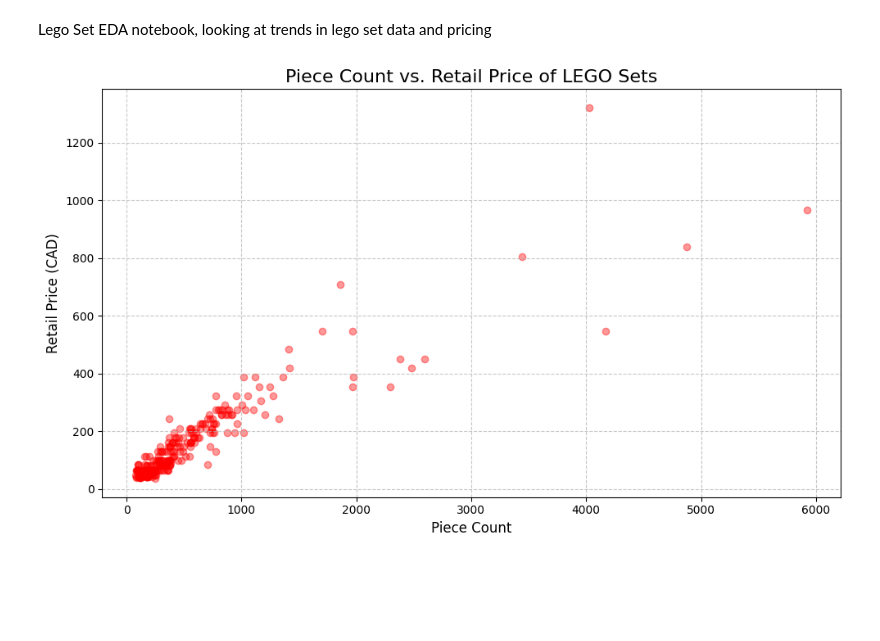
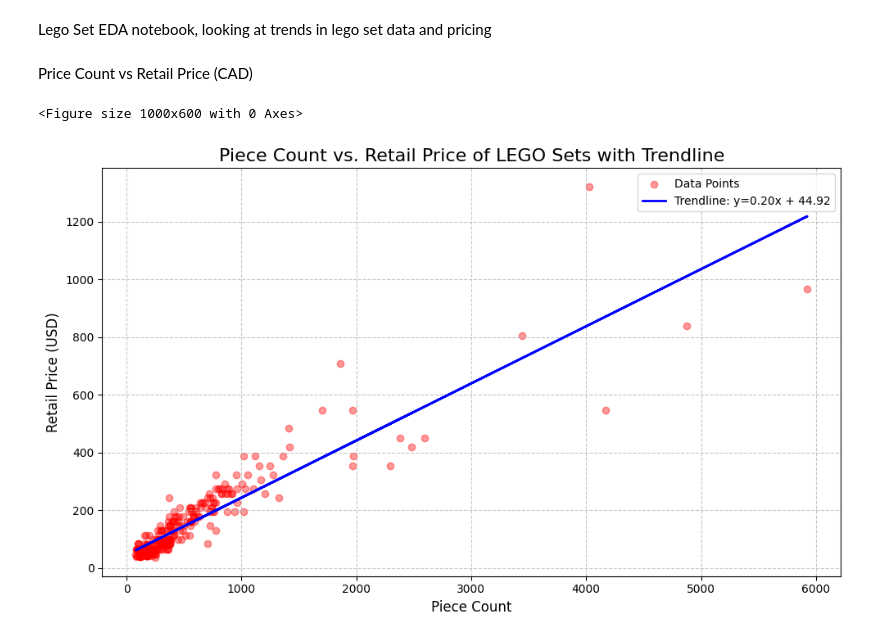
Before and after one commit to davidolejniczak/LegoPriceEDA, a Jupyter notebook: LegoStatsEDA.ipynb, the cells around one changed output. Drawn from its saved outputs; the diff is of its cells as text; code cells hidden in the pictures; blank space fills up the shorter version.

Commit message:
Added trendline

```diff
--- a/LegoStatsEDA.ipynb
+++ b/LegoStatsEDA.ipynb
@@ -6,15 +8,29 @@ import pandas as pd
 
 df = pd.read_csv('data/LegoStatsHistorical.csv')
+# %% [markdown]
+Price Count vs Retail Price (CAD)
 # %%
 plt.figure(figsize=(10, 6))
-plt.scatter(df['num_parts'], df['retail_price'], alpha=0.4, color='red')
 
-plt.title('Piece Count vs. Retail Price of LEGO Sets', fontsize=16)
+x = df['num_parts']
+y = df['retail_price']
+
+coefficients = np.polyfit(x, y, deg=1)  # Linear trendline
+trendline = np.poly1d(coefficients)
+
+plt.figure(figsize=(10, 6))
+plt.scatter(x, y, alpha=0.4, label='Data Points', color='red')
+
+plt.plot(x, trendline(x), color='blue', linewidth=2, label=f'Trendline: y={coefficients[0]:.2f}x + {coefficients[1]:.2f}')
+
+plt.title('Piece Count vs. Retail Price of LEGO Sets with Trendline', fontsize=16)
 plt.xlabel('Piece Count', fontsize=12)
-plt.ylabel('Retail Price (CAD)', fontsize=12)
+plt.ylabel('Retail Price (USD)', fontsize=12)
+plt.legend()
 plt.grid(axis='both', linestyle='--', alpha=0.7)
 
 plt.tight_layout()
 plt.show()
 # %% [output]
+<Figure size 1000x600 with 0 Axes>
-[figure, old version]
+[figure, new version]
```
Also changed, not shown: parts of 1 cell of this notebook.
